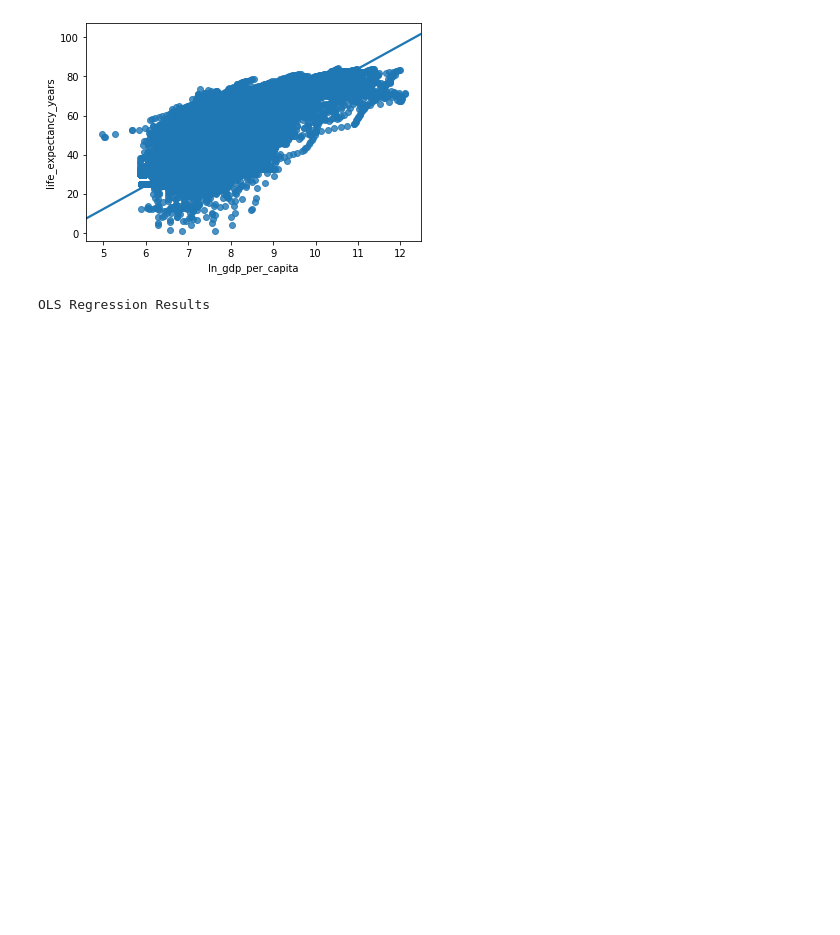
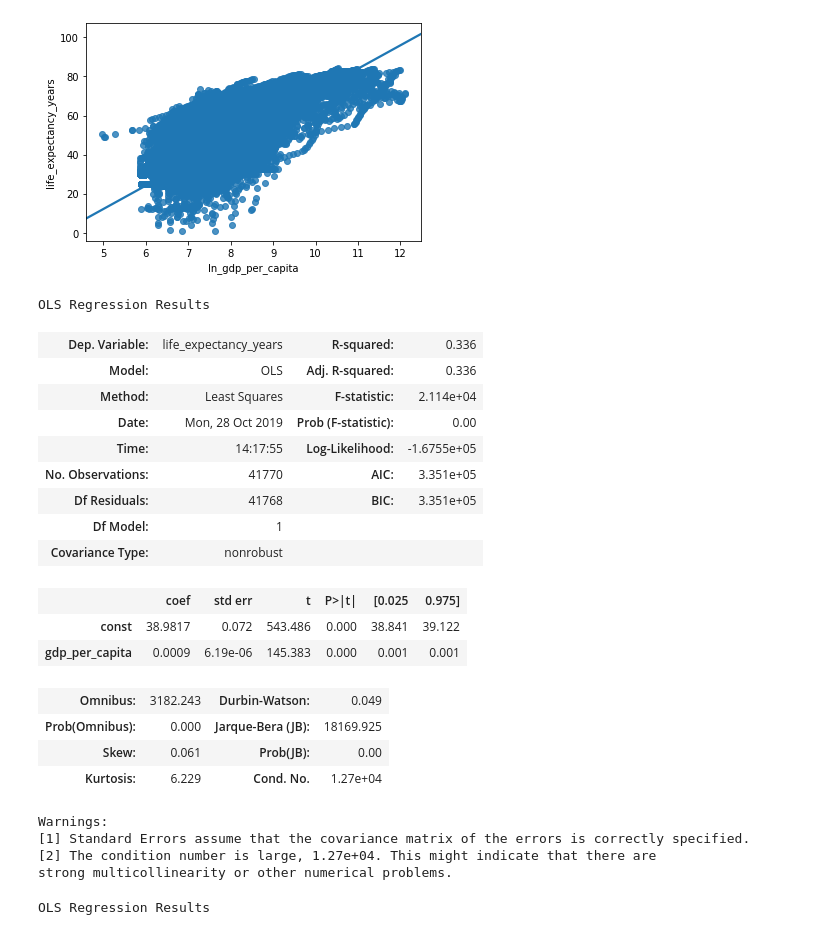
Before and after one commit to AanchalSamdariya/DS-5500-HW2, a Jupyter notebook: Data Visualization - HW2 - Solutions.ipynb, the cells around one changed output. Cells and saved outputs as stored; diff of their text form; code cells hidden in the pictures; blank space fills up the shorter version.

```diff
--- a/Data Visualization - HW2 - Solutions.ipynb
+++ b/Data Visualization - HW2 - Solutions.ipynb
@@ -88,6 +88,35 @@ sns.regplot(x="gdp_per_capita", y="life_expectancy_years", data=data_income_life
 gdp_life_plot = sns.regplot(x="ln_gdp_per_capita", y="life_expectancy_years", data=data_income_life)
 # %% [output]
 [figure]
+# %%
+x_axis = data_income_life['gdp_per_capita']
+x_axis = sm.add_constant(x_axis)
+y_axis=data_income_life['life_expectancy_years']
+# %%
+a = sm.OLS(y_axis, x_axis, data=data_income_life).fit()
+a.summary()
+# %% [output]
+OLS Regression Results
+| Dep. Variable: | life_expectancy_years | R-squared: | 0.336 |
+| Model: | OLS | Adj. R-squared: | 0.336 |
+| Method: | Least Squares | F-statistic: | 2.114e+04 |
+| Date: | Mon, 28 Oct 2019 | Prob (F-statistic): | 0.00 |
+| Time: | 14:17:55 | Log-Likelihood: | -1.6755e+05 |
+| No. Observations: | 41770 | AIC: | 3.351e+05 |
+| Df Residuals: | 41768 | BIC: | 3.351e+05 |
+| Df Model: | 1 |  |  |
+| Covariance Type: | nonrobust |  |  |
+|  | coef | std err | t | P>|t| | [0.025 | 0.975] |
+| const | 38.9817 | 0.072 | 543.486 | 0.000 | 38.841 | 39.122 |
+| gdp_per_capita | 0.0009 | 6.19e-06 | 145.383 | 0.000 | 0.001 | 0.001 |
+| Omnibus: | 3182.243 | Durbin-Watson: | 0.049 |
+| Prob(Omnibus): | 0.000 | Jarque-Bera (JB): | 18169.925 |
+| Skew: | 0.061 | Prob(JB): | 0.00 |
+| Kurtosis: | 6.229 | Cond. No. | 1.27e+04 |
+Warnings:
+[1] Standard Errors assume that the covariance matrix of the errors is correctly specified.
+[2] The condition number is large, 1.27e+04. This might indicate that there are
+strong multicollinearity or other numerical problems.
 # %%
 X = data_income_life['ln_gdp_per_capita']
 X = sm.add_constant(X)
```
Also changed, not shown: parts of 3 cells of this notebook.
